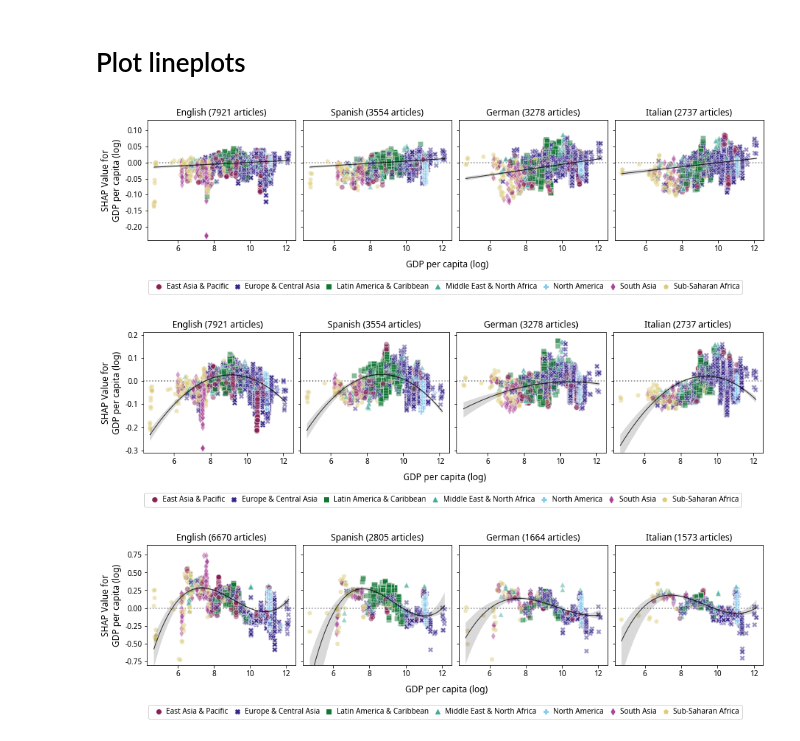
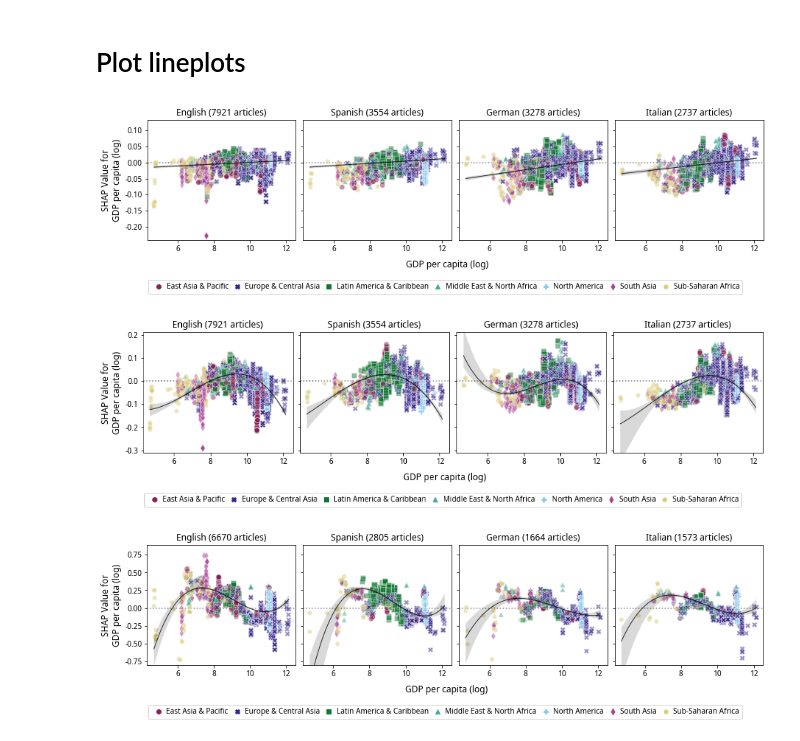
Before and after one commit to ruptho/wiki-event-bias, a Jupyter notebook: plot_shapval.ipynb, the cells around one changed output. Saved outputs shown, nothing was run; the diff lists cells and outputs as text; code cells hidden in the pictures.

Commit message:
add missing plots

```diff
--- a/plot_shapval.ipynb
+++ b/plot_shapval.ipynb
@@ -52,10 +52,10 @@ import matplotlib.pyplot as plt
 plt.rcParams.update({'font.family': 'sans-serif', 'font.sans-serif': 'Noto Sans'})
 # %%
 fig_viewed = plot_shap_lineplot_for_model(shap_vals, model_eval, 'viewed', func_order=1, regtype='poly_force')
-fig_edited = plot_shap_lineplot_for_model(shap_vals, model_eval, 'edited', func_order=2, regtype='poly_force')
+fig_edited = plot_shap_lineplot_for_model(shap_vals, model_eval, 'edited', func_order=3, regtype='poly_force')
 # %% [output]
 [figure]
-[figure, old version]
+[figure, new version]
 # %%
 fig_views = plot_shap_lineplot_for_model(shap_vals, model_eval, 'views', func_order=3, regtype='poly_force')
 fig_edits = plot_shap_lineplot_for_model(shap_vals, model_eval, 'edits', func_order=3, regtype='poly_force')
```
Also changed, not shown: 4 other files.
